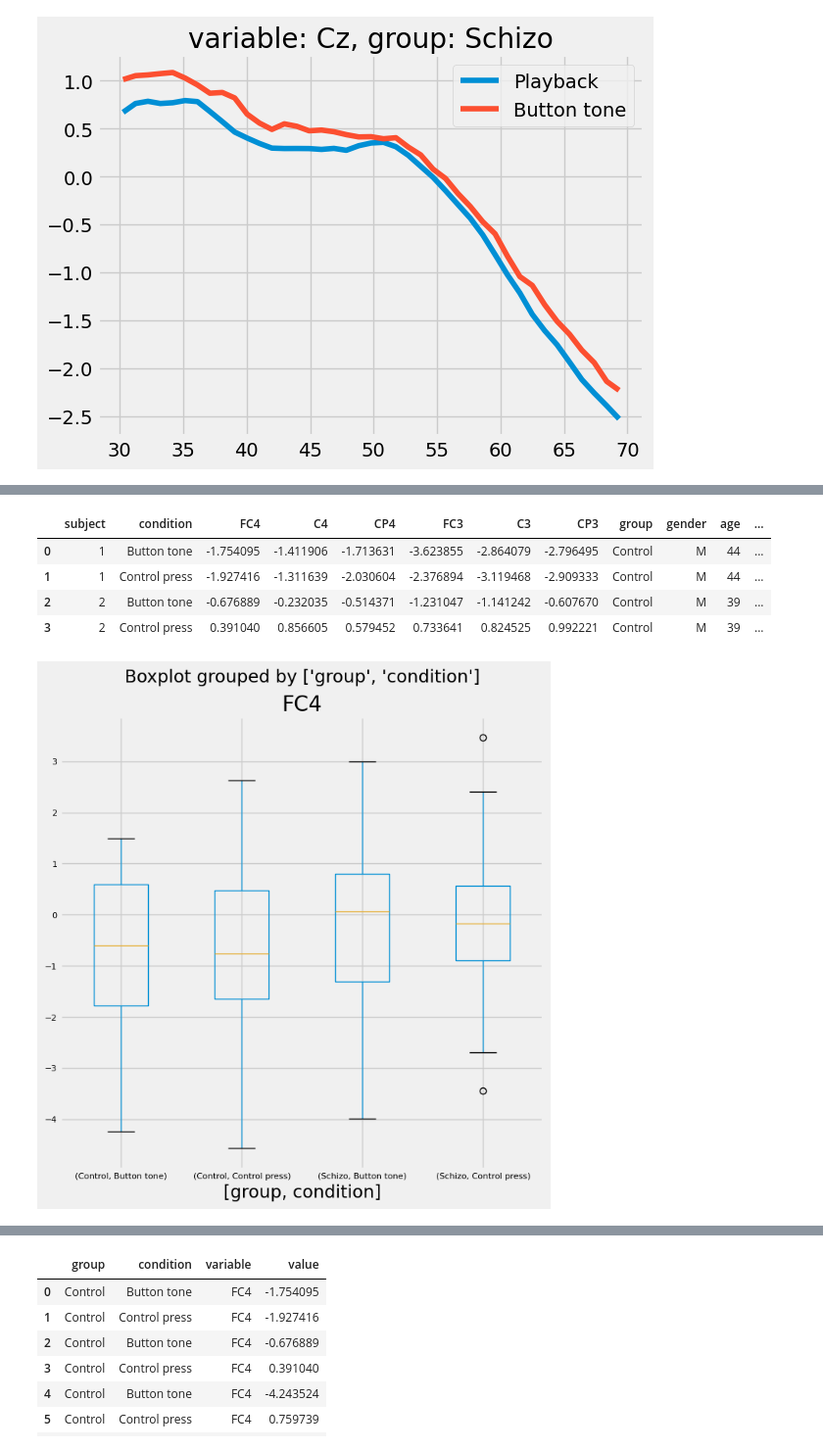
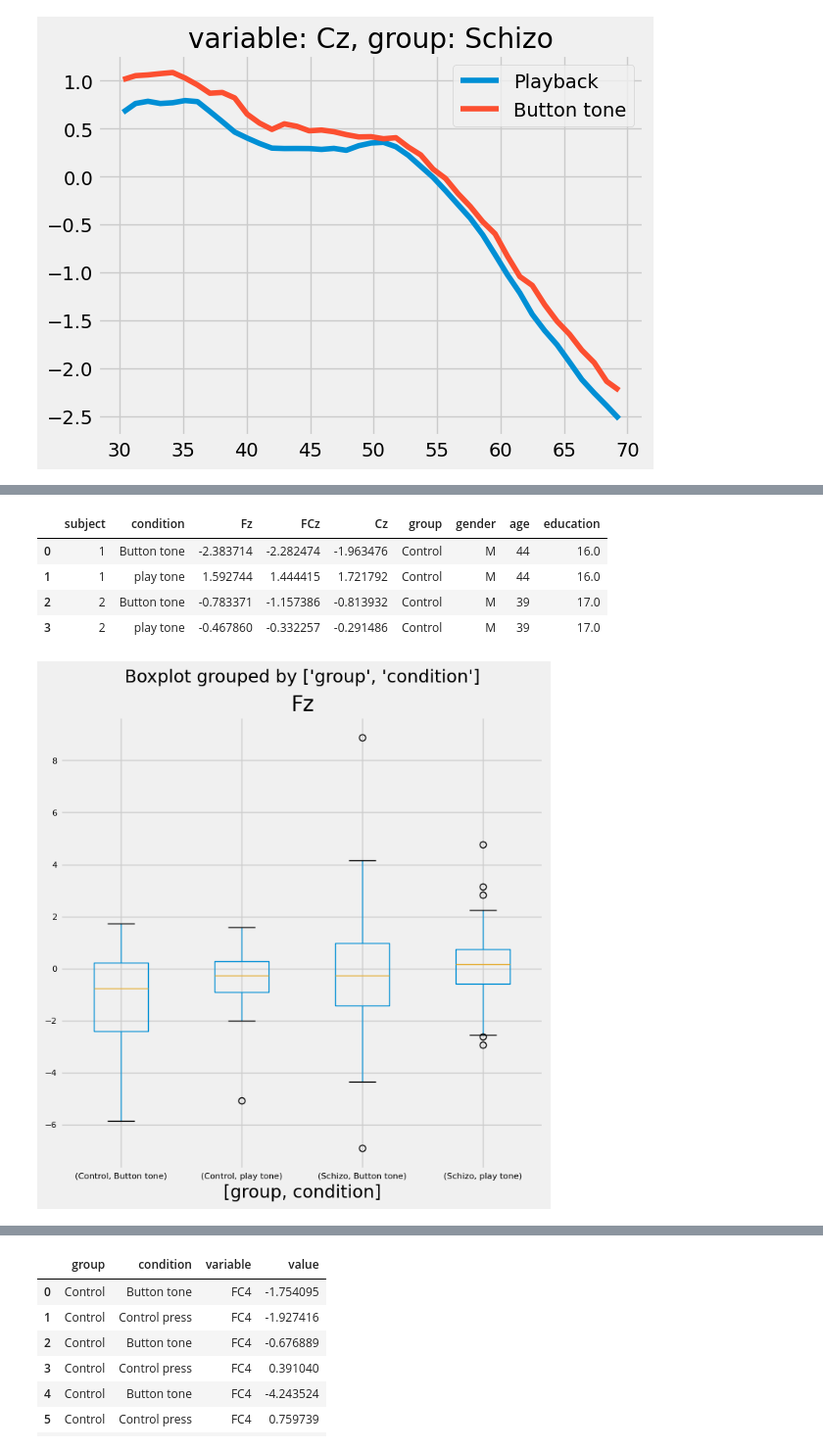
Before and after one commit to ReMi-Hsu/BCI_Schizophrenia, a Jupyter notebook: MLWithERPdata/statistic_ERPdata.ipynb, the cells around one changed output, grey strips where cells are left out. Shown: that part at 98% size. Saved outputs shown, nothing was run; the diff lists cells and outputs as text; code cells hidden in the pictures.

```diff
--- a/MLWithERPdata/statistic_ERPdata.ipynb
+++ b/MLWithERPdata/statistic_ERPdata.ipynb
@@ -142,33 +190,38 @@ for v in ERP['variable'].unique():
 # %%
+# This is to
 # Electrodes
-elec_right = ['FC4', 'C4', 'CP4']
-elec_left = ['FC3', 'C3', 'CP3']
-electrodes_lrp = elec_right + elec_left
+#elec_right = ['FC4', 'C4', 'CP4']
+#elec_left = ['FC3', 'C3', 'CP3']
+elec_N1 = ['Fz', 'FCz', 'Cz']
+#electrodes_lrp = elec_right + elec_left  +  elec_N1
+electrodes_lrp = elec_N1
 
-# Substract baseline
+# Substract baseline (button tone - button alone)
 BL = erp_data[(erp_data.time_ms >= -600) & (erp_data.time_ms <= -500)].groupby(['subject', 'condition']).mean()
 RPamps = erp_data[(erp_data.time_ms >= -100) & (erp_data.time_ms <= 0)].groupby(['subject', 'condition']).mean()
 RPamps = RPamps[electrodes_lrp] - BL[electrodes_lrp]
 
 # Drop playback (won't need it here)
-RPamps = RPamps.drop(index=2, level=1)
+#RPamps = RPamps.drop(index=2, level=1)
+RPamps = RPamps.drop(index=3, level=1)
 RPamps = RPamps.reset_index()
 
 # Give proper names to group and condition values
 RPamps_demo = RPamps.merge(demo, on='subject')
 RPamps_demo.group.replace(to_replace={0: 'Control', 1: 'Schizo'}, inplace=True)
-RPamps_demo.condition.replace(to_replace={1: 'Button tone', 3: 'Control press'}, inplace=True)
+#RPamps_demo.condition.replace(to_replace={1: 'Button tone', 3: 'Control press'}, inplace=True)
+RPamps_demo.condition.replace(to_replace={1: 'Button tone', 2: 'play tone'}, inplace=True)
 
 # Display for testing
 display(RPamps_demo[:4])
 
 # Boxplot
 for el in electrodes_lrp:
     RPamps_demo.boxplot(column=el, by=['group', 'condition'], figsize=(8, 8), fontsize=8)
 # %% [output]
-|  | subject | condition | FC4 | C4 | CP4 | FC3 | C3 | CP3 | group | gender | age | ... |
-| 0 | 1 | Button tone | -1.754095 | -1.411906 | -1.713631 | -3.623855 | -2.864079 | -2.796495 | Control | M | 44 | ... |
-| 1 | 1 | Control press | -1.927416 | -1.311639 | -2.030604 | -2.376894 | -3.119468 | -2.909333 | Control | M | 44 | ... |
-| 2 | 2 | Button tone | -0.676889 | -0.232035 | -0.514371 | -1.231047 | -1.141242 | -0.607670 | Control | M | 39 | ... |
-| 3 | 2 | Control press | 0.391040 | 0.856605 | 0.579452 | 0.733641 | 0.824525 | 0.992221 | Control | M | 39 | ... |
+|  | subject | condition | Fz | FCz | Cz | group | gender | age | education |
+| 0 | 1 | Button tone | -2.383714 | -2.282474 | -1.963476 | Control | M | 44 | 16.0 |
+| 1 | 1 | play tone | 1.592744 | 1.444415 | 1.721792 | Control | M | 44 | 16.0 |
+| 2 | 2 | Button tone | -0.783371 | -1.157386 | -0.813932 | Control | M | 39 | 17.0 |
+| 3 | 2 | play tone | -0.467860 | -0.332257 | -0.291486 | Control | M | 39 | 17.0 |
-[figure, old version]
+[figure, new version]
```
Also changed, not shown: parts of 10 cells of this notebook.
